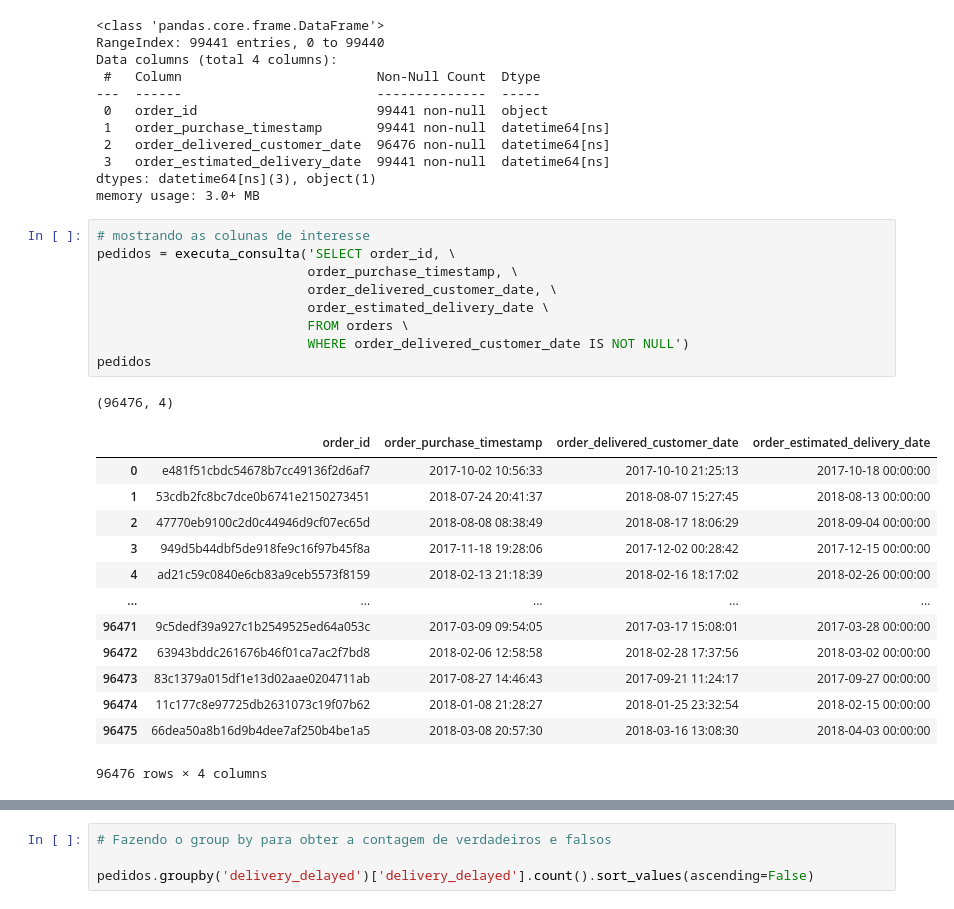
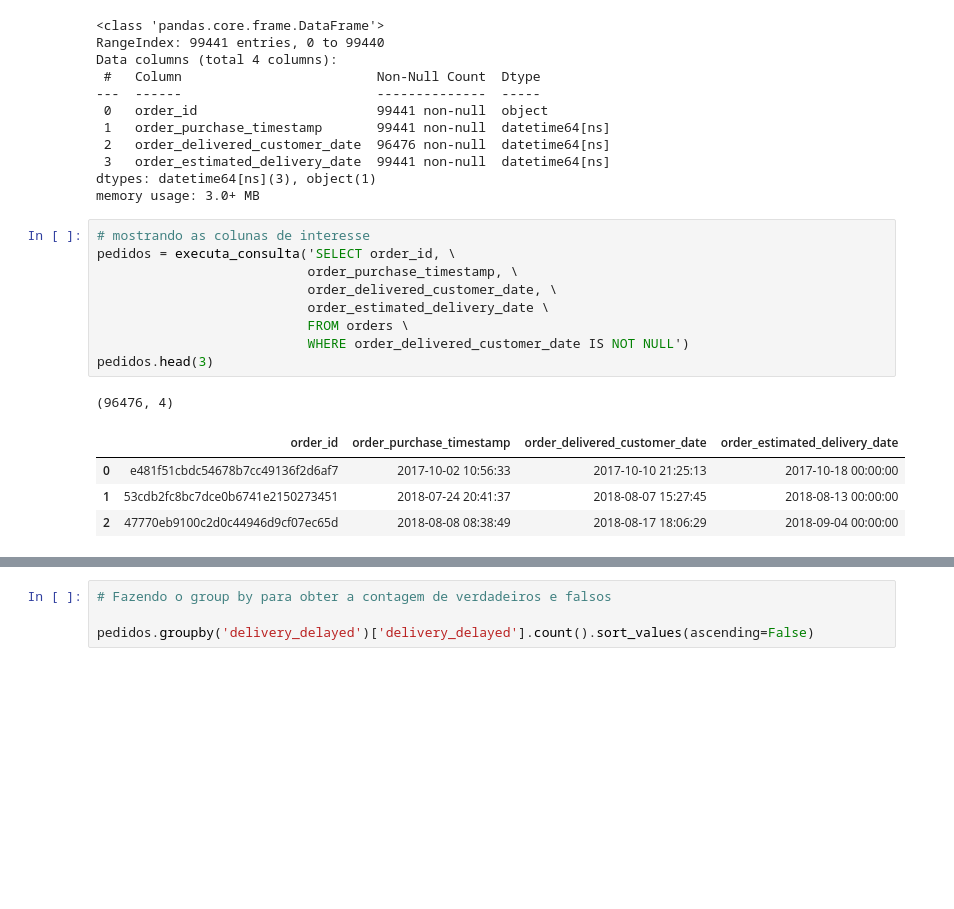
Before and after one commit to MDayvson/Ciencia-de-Dados, a Jupyter notebook: Ciência de Dados Impressionador/18. Utilizando o SQL com dados reais de venda/5. exercicio.ipynb, the cells around one changed output, grey strips where cells are left out. Cells and saved outputs as stored; diff of their text form; blank space fills up the shorter version.

```diff
--- a/Ciência de Dados Impressionador/18. Utilizando o SQL com dados reais de venda/5. exercicio.ipynb
+++ b/Ciência de Dados Impressionador/18. Utilizando o SQL com dados reais de venda/5. exercicio.ipynb
@@ -121,27 +121,18 @@ memory usage: 3.0+ MB
 # %%
 # mostrando as colunas de interesse
 pedidos = executa_consulta('SELECT order_id, \
                            order_purchase_timestamp, \
                            order_delivered_customer_date, \
                            order_estimated_delivery_date \
                            FROM orders \
                            WHERE order_delivered_customer_date IS NOT NULL')
-pedidos
+pedidos.head(3)
 # %% [output]
 (96476, 4)
 |  | order_id | order_purchase_timestamp | order_delivered_customer_date | order_estimated_delivery_date |
 | 0 | e481f51cbdc54678b7cc49136f2d6af7 | 2017-10-02 10:56:33 | 2017-10-10 21:25:13 | 2017-10-18 00:00:00 |
 | 1 | 53cdb2fc8bc7dce0b6741e2150273451 | 2018-07-24 20:41:37 | 2018-08-07 15:27:45 | 2018-08-13 00:00:00 |
 | 2 | 47770eb9100c2d0c44946d9cf07ec65d | 2018-08-08 08:38:49 | 2018-08-17 18:06:29 | 2018-09-04 00:00:00 |
-| 3 | 949d5b44dbf5de918fe9c16f97b45f8a | 2017-11-18 19:28:06 | 2017-12-02 00:28:42 | 2017-12-15 00:00:00 |
-| 4 | ad21c59c0840e6cb83a9ceb5573f8159 | 2018-02-13 21:18:39 | 2018-02-16 18:17:02 | 2018-02-26 00:00:00 |
-| ... | ... | ... | ... | ... |
-| 96471 | 9c5dedf39a927c1b2549525ed64a053c | 2017-03-09 09:54:05 | 2017-03-17 15:08:01 | 2017-03-28 00:00:00 |
-| 96472 | 63943bddc261676b46f01ca7ac2f7bd8 | 2018-02-06 12:58:58 | 2018-02-28 17:37:56 | 2018-03-02 00:00:00 |
-| 96473 | 83c1379a015df1e13d02aae0204711ab | 2017-08-27 14:46:43 | 2017-09-21 11:24:17 | 2017-09-27 00:00:00 |
-| 96474 | 11c177c8e97725db2631073c19f07b62 | 2018-01-08 21:28:27 | 2018-01-25 23:32:54 | 2018-02-15 00:00:00 |
-| 96475 | 66dea50a8b16d9b4dee7af250b4be1a5 | 2018-03-08 20:57:30 | 2018-03-16 13:08:30 | 2018-04-03 00:00:00 |
-96476 rows × 4 columns
 # %%
 pedidos['delivery_delayed'] = pedidos['order_delivered_customer_date'] > pedidos['order_estimated_delivery_date']
 
```
Also changed, not shown: parts of 2 cells of this notebook.
